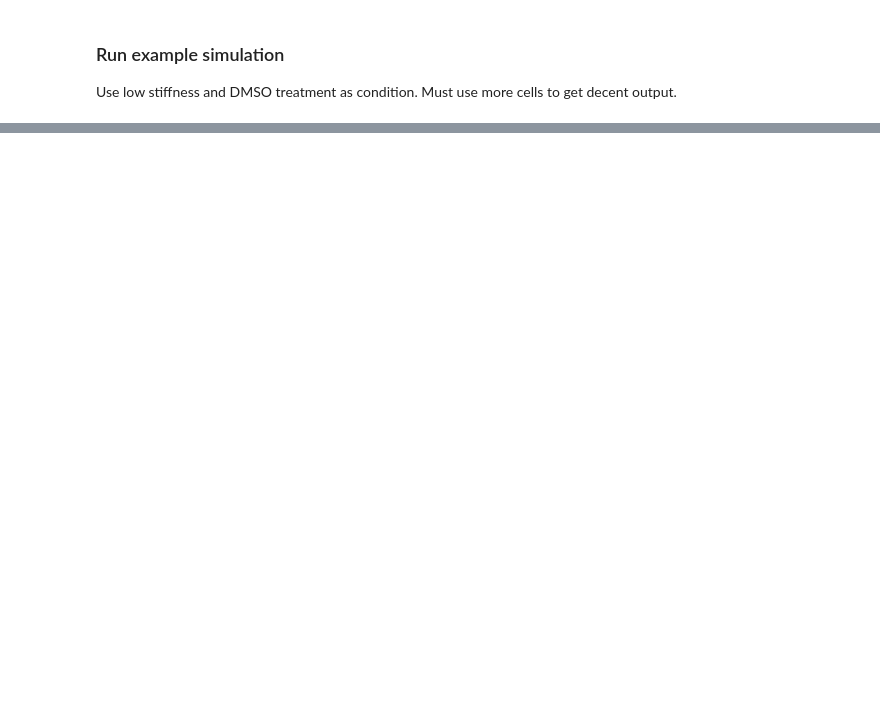
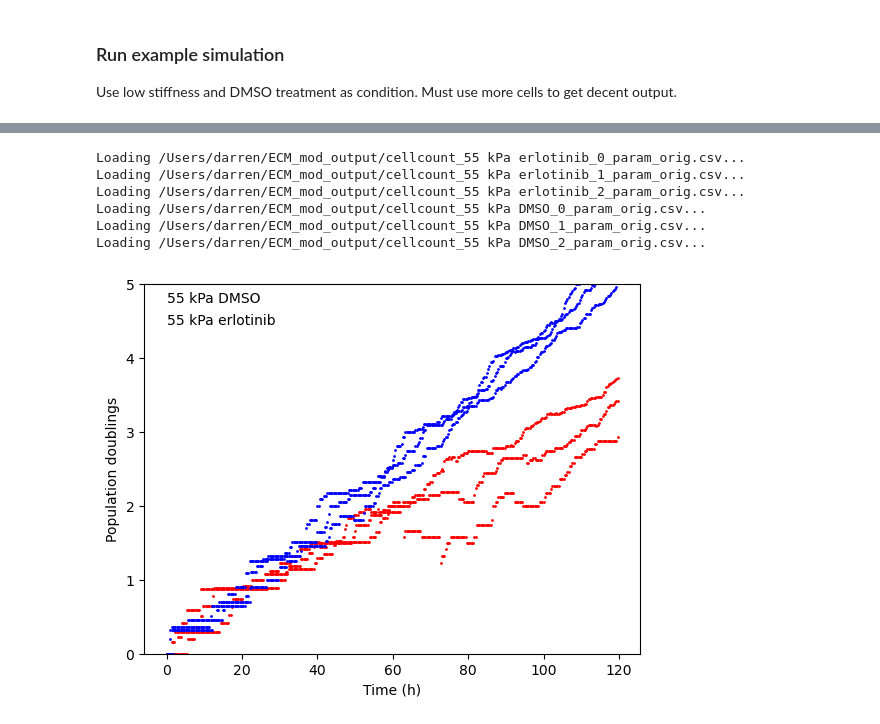
Before and after one commit to QuLab-VU/ECM_cell_cycle_model, a Jupyter notebook: Python/generate_cell_pops.ipynb, the cells around one changed output, grey strips where cells are left out. Saved outputs shown, nothing was run; the diff lists cells and outputs as text; code cells hidden in the pictures; blank space fills up the shorter version.

```diff
--- a/Python/generate_cell_pops.ipynb
+++ b/Python/generate_cell_pops.ipynb
@@ -243,28 +387,37 @@ plt.show()
 # %%
 conditions = ['55 kPa erlotinib', '55 kPa DMSO']
 
 fig, ax = plt.subplots()
 for condition in conditions:
     for num in range(3):
 
         filename = Path(SAVE_DIR, f'cellcount_{condition}_{num}_param_orig.csv')
 
         print(f"Loading {filename}...")
         cell_count = np.loadtxt(filename, delimiter=',')
 
         t_sim = np.arange(0, 120, 1 / 3)
         cell_count_t = np.zeros(len(t_sim))
         time_tmp_m = 0
         for time_tmp_p, cell_count_time_tmp in cell_count:
             cell_count_t[(time_tmp_m <= t_sim) & (t_sim < time_tmp_p)] = cell_count_time_tmp
             time_tmp_m = time_tmp_p
         DIP_sim = np.log2(cell_count_t / cell_count_t[0])
         if "erlotinib" in str(filename):
             ax.scatter(t_sim, DIP_sim, color="red", s=1)
         else:
             ax.scatter(t_sim, DIP_sim, color="blue", s=1)
 ax.set_xlabel('Time (h)')
 ax.set_ylabel('Population doublings')
 ax.set_ylim(0,5)
-plt.text(0,4.5,condition)
+plt.text(0,4.75,conditions[1])
+plt.text(0,4.45,conditions[0])
 plt.show()
+# %% [output]
+Loading /Users/darren/ECM_mod_output/cellcount_55 kPa erlotinib_0_param_orig.csv...
+Loading /Users/darren/ECM_mod_output/cellcount_55 kPa erlotinib_1_param_orig.csv...
+Loading /Users/darren/ECM_mod_output/cellcount_55 kPa erlotinib_2_param_orig.csv...
+Loading /Users/darren/ECM_mod_output/cellcount_55 kPa DMSO_0_param_orig.csv...
+Loading /Users/darren/ECM_mod_output/cellcount_55 kPa DMSO_1_param_orig.csv...
+Loading /Users/darren/ECM_mod_output/cellcount_55 kPa DMSO_2_param_orig.csv...
+[figure, added]
```
Also changed, not shown: parts of 15 cells of this notebook.
